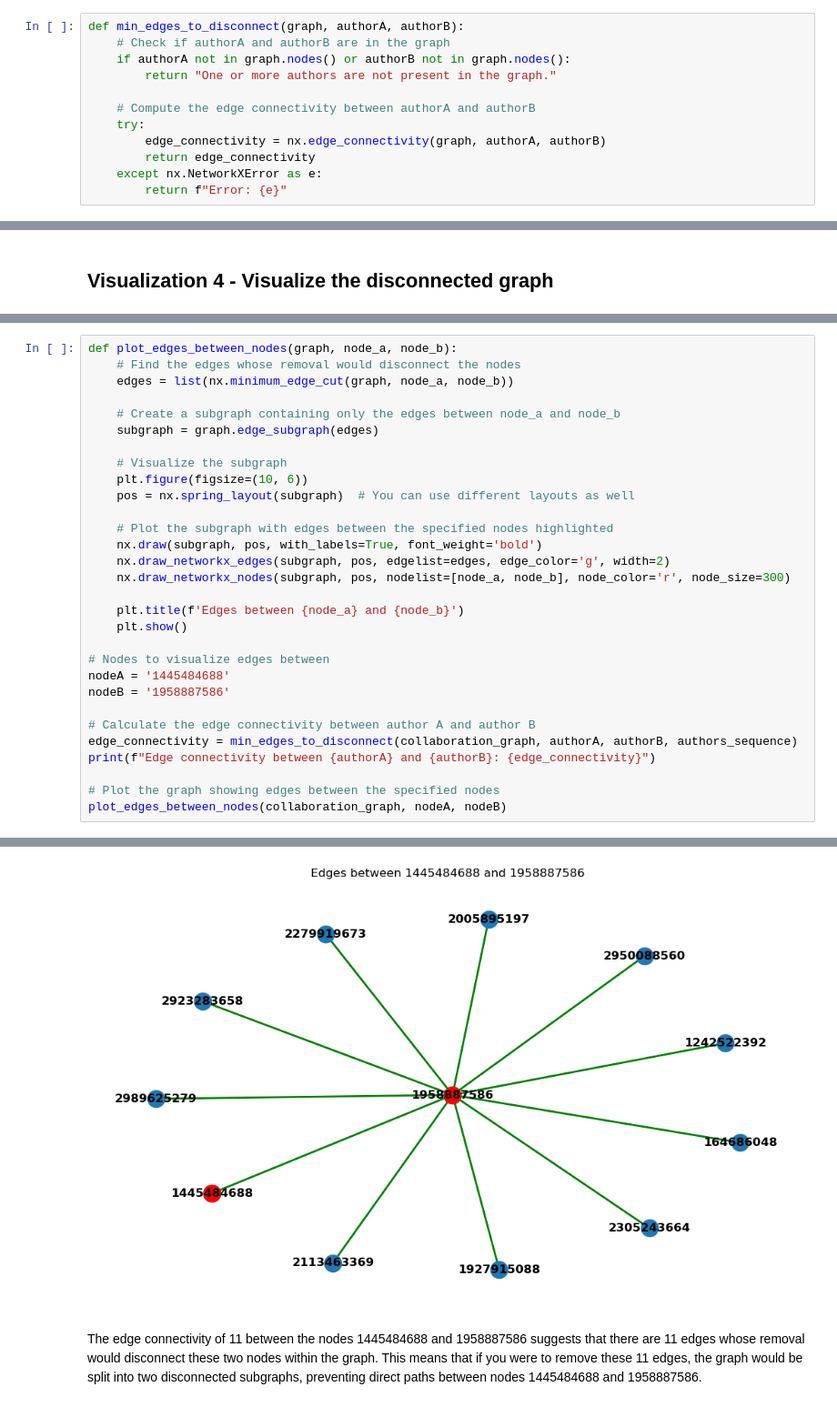
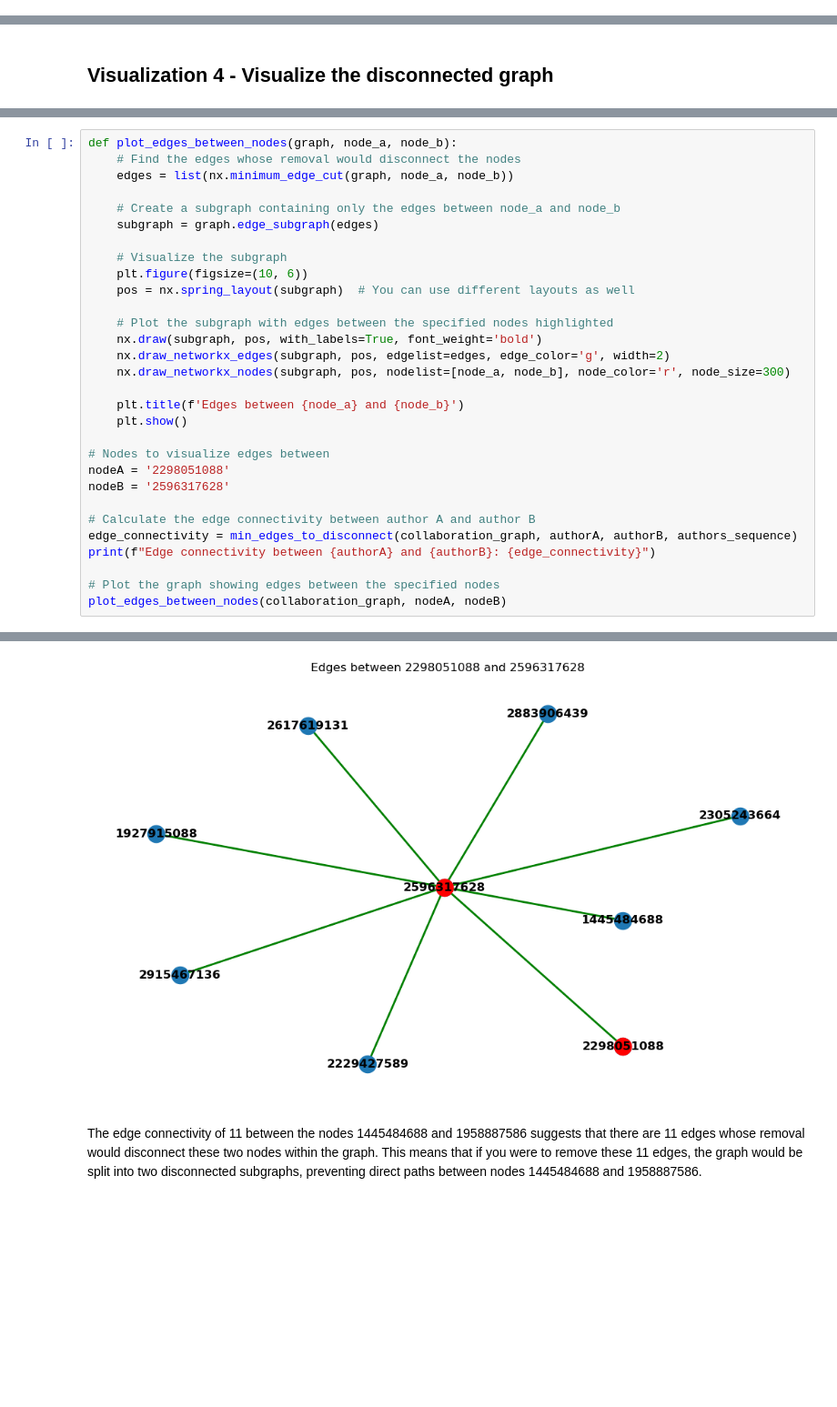
Before and after one commit to armanfeili/ADM-HW5, a Jupyter notebook: notebook 5.ipynb, the cells around one changed output, grey strips where cells are left out. Shown at 91% size. Drawn from its saved outputs; the diff is of its cells as text; blank space fills up the shorter version.

```diff
--- a/notebook 5.ipynb
+++ b/notebook 5.ipynb
@@ -385,15 +385,3 @@ def shortest_ordered_walk(graph, authors_a, a_1, a_n):
     return shortest_path
 # %% [markdown]
 ## Functionality 4 - Disconnecting Graphs
-# %%
-def min_edges_to_disconnect(graph, authorA, authorB):
-    # Check if authorA and authorB are in the graph
-    if authorA not in graph.nodes() or authorB not in graph.nodes():
-        return "One or more authors are not present in the graph."
-
-    # Compute the edge connectivity between authorA and authorB
-    try:
-        edge_connectivity = nx.edge_connectivity(graph, authorA, authorB)
-        return edge_connectivity
-    except nx.NetworkXError as e:
-        return f"Error: {e}"
@@ -685,36 +660,36 @@ def min_edges_to_disconnect(graph, author_a, author_b, top_authors):
 # %%
 def plot_edges_between_nodes(graph, node_a, node_b):
     # Find the edges whose removal would disconnect the nodes
     edges = list(nx.minimum_edge_cut(graph, node_a, node_b))
 
     # Create a subgraph containing only the edges between node_a and node_b
     subgraph = graph.edge_subgraph(edges)
 
     # Visualize the subgraph
     plt.figure(figsize=(10, 6))
     pos = nx.spring_layout(subgraph)  # You can use different layouts as well
 
     # Plot the subgraph with edges between the specified nodes highlighted
     nx.draw(subgraph, pos, with_labels=True, font_weight='bold')
     nx.draw_networkx_edges(subgraph, pos, edgelist=edges, edge_color='g', width=2)
     nx.draw_networkx_nodes(subgraph, pos, nodelist=[node_a, node_b], node_color='r', node_size=300)
 
     plt.title(f'Edges between {node_a} and {node_b}')
     plt.show()
 
 # Nodes to visualize edges between
-nodeA = '1445484688'
-nodeB = '1958887586'
+nodeA = '2298051088'
+nodeB = '2596317628'
 
 # Calculate the edge connectivity between author A and author B
 edge_connectivity = min_edges_to_disconnect(collaboration_graph, authorA, authorB, authors_sequence)
 print(f"Edge connectivity between {authorA} and {authorB}: {edge_connectivity}")
 
 # Plot the graph showing edges between the specified nodes
 plot_edges_between_nodes(collaboration_graph, nodeA, nodeB)
 # %% [output]
 Edge connectivity between 1445484688 and 1958887586: 11
-[figure, old version]
+[figure, new version]
 # %% [markdown]
 The edge connectivity of 11 between the nodes 1445484688 and 1958887586 suggests that there are 11 edges whose removal would disconnect these two nodes within the graph. This means that if you were to remove these 11 edges, the graph would be split into two disconnected subgraphs, preventing direct paths between nodes 1445484688 and 1958887586.
 # %%
```
Also changed, not shown: parts of 8 cells of this notebook.
